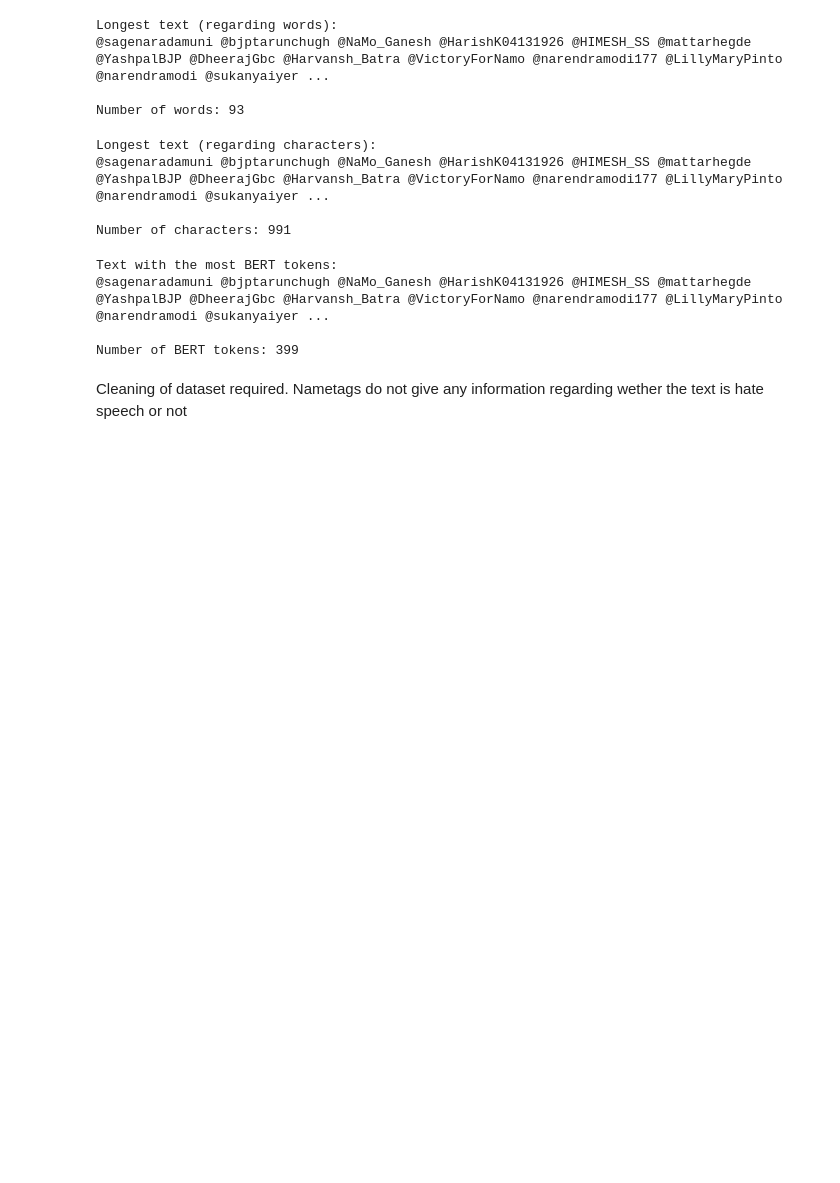
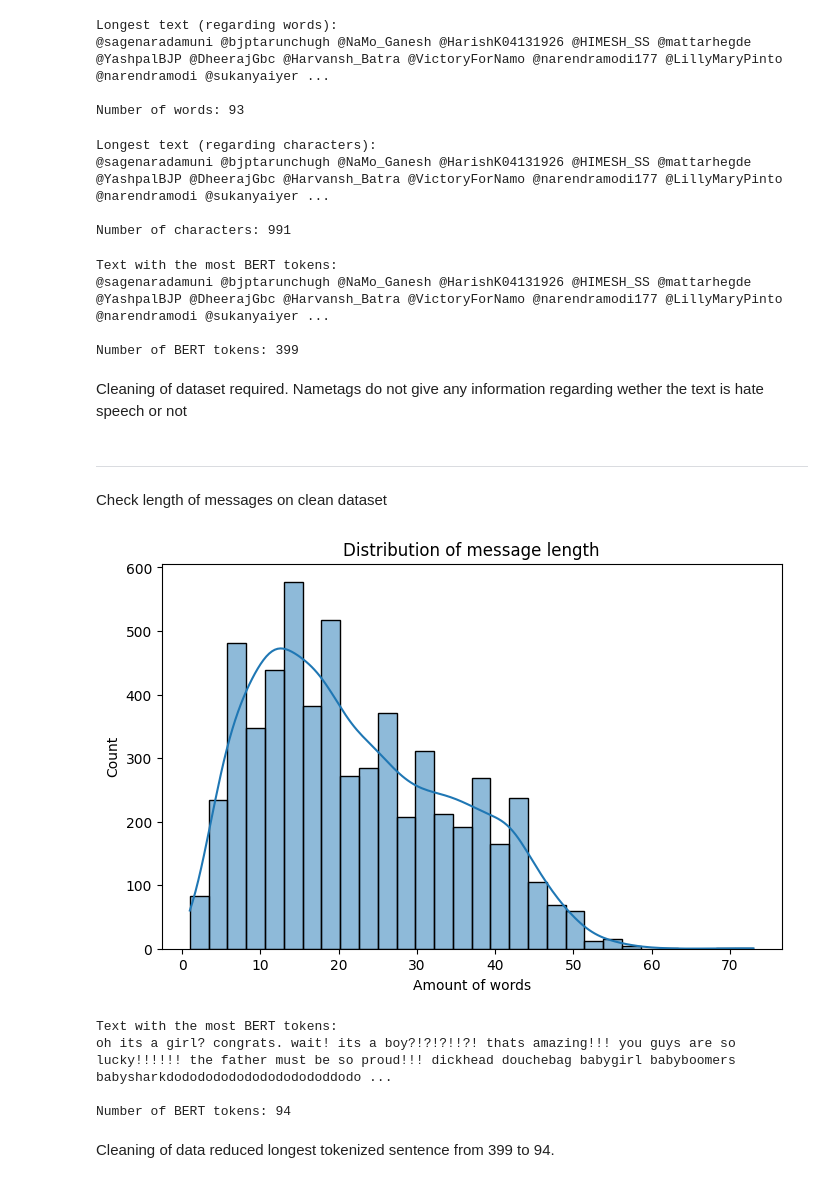
Before and after one commit to NataliaTimokhova/HateSpeechDetection, a Jupyter notebook: notebooks/DataAnalysis.ipynb, the cells around one changed output. Drawn from its saved outputs; the diff is of its cells as text; code cells hidden in the pictures; blank space fills up the shorter version.

```diff
--- a/notebooks/DataAnalysis.ipynb
+++ b/notebooks/DataAnalysis.ipynb
@@ -140,3 +159,34 @@ Number of BERT tokens: 399
 # %% [markdown]
 Cleaning of dataset required.
 Nametags do not give any information regarding wether the text is hate speech or not
+# %% [markdown]
+---
+# %% [markdown]
+Check length of messages on clean dataset
+# %%
+df_clean = pd.read_csv(DATA_CLEANED / "hasoc_2019_en_train_cleaned.tsv", sep='\t')
+# %%
+df_clean['text_length'] = df_clean['text'].apply(lambda x: len(str(x).split()))
+plt.figure(figsize=(8,5))
+sns.histplot(df_clean['text_length'], bins=30, kde=True)
+plt.title("Distribution of message length")
+plt.xlabel("Amount of words")
+plt.show()
+# %% [output]
+[figure, added]
+# %%
+# Apply tokenization and get token lengths
+df_clean['bert_token_count'] = df_clean['text'].apply(lambda x: len(tokenizer.tokenize(str(x))))
+
+# Show max token length and sample text
+max_tokens_row_clean = df_clean.loc[df_clean['bert_token_count'].idxmax()]
+print("Text with the most BERT tokens:")
+print(max_tokens_row_clean['text'])
+print(f"\nNumber of BERT tokens: {max_tokens_row_clean['bert_token_count']}")
+# %% [output]
+Text with the most BERT tokens:
+oh its a girl? congrats. wait! its a boy?!?!?!!?! thats amazing!!! you guys are so lucky!!!!!! the father must be so proud!!! dickhead douchebag babygirl babyboomers babysharkdododododododododododdodo ...
+
+Number of BERT tokens: 94
+# %% [markdown]
+Cleaning of data reduced longest tokenized sentence from 399 to 94.
```
Also changed, not shown: parts of 4 cells of this notebook.
